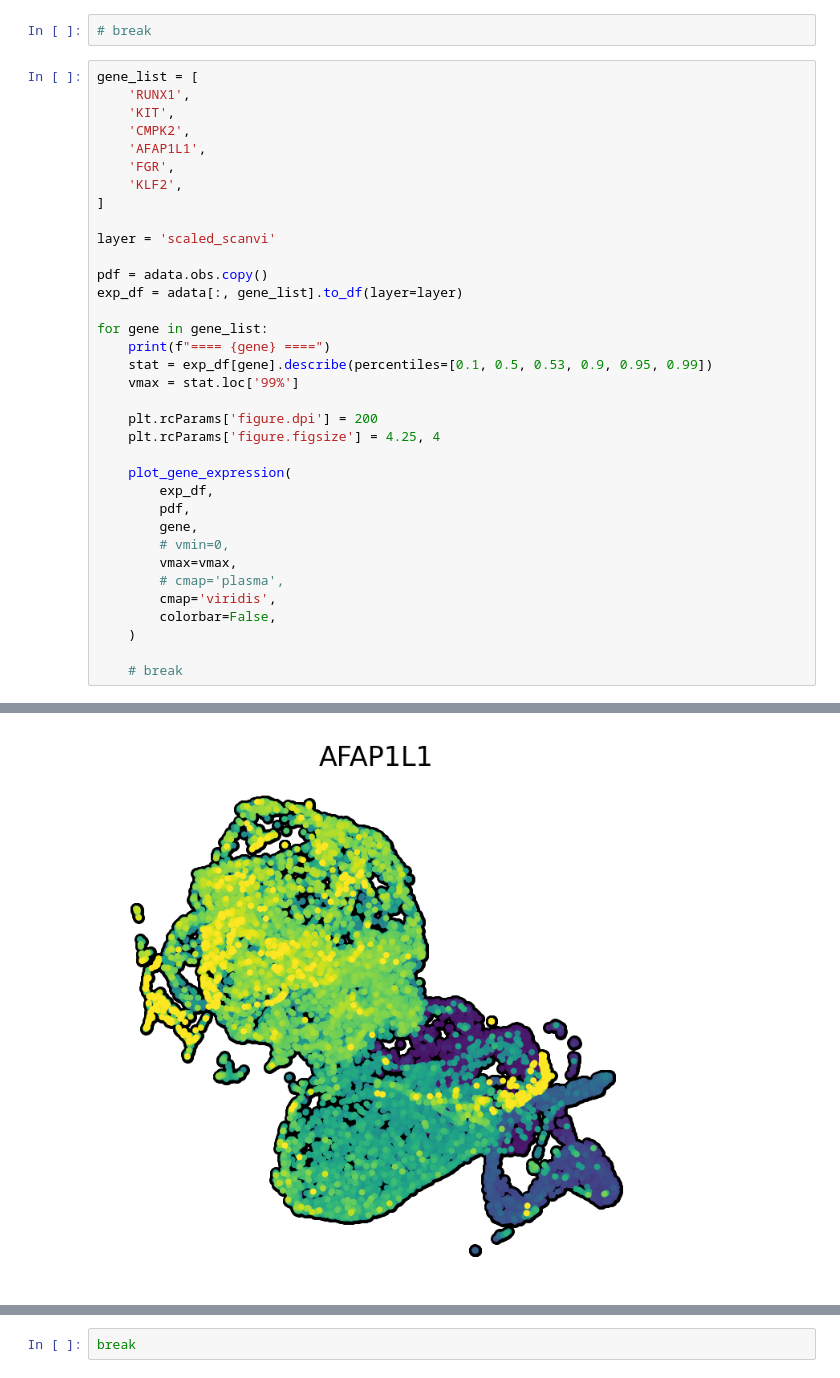
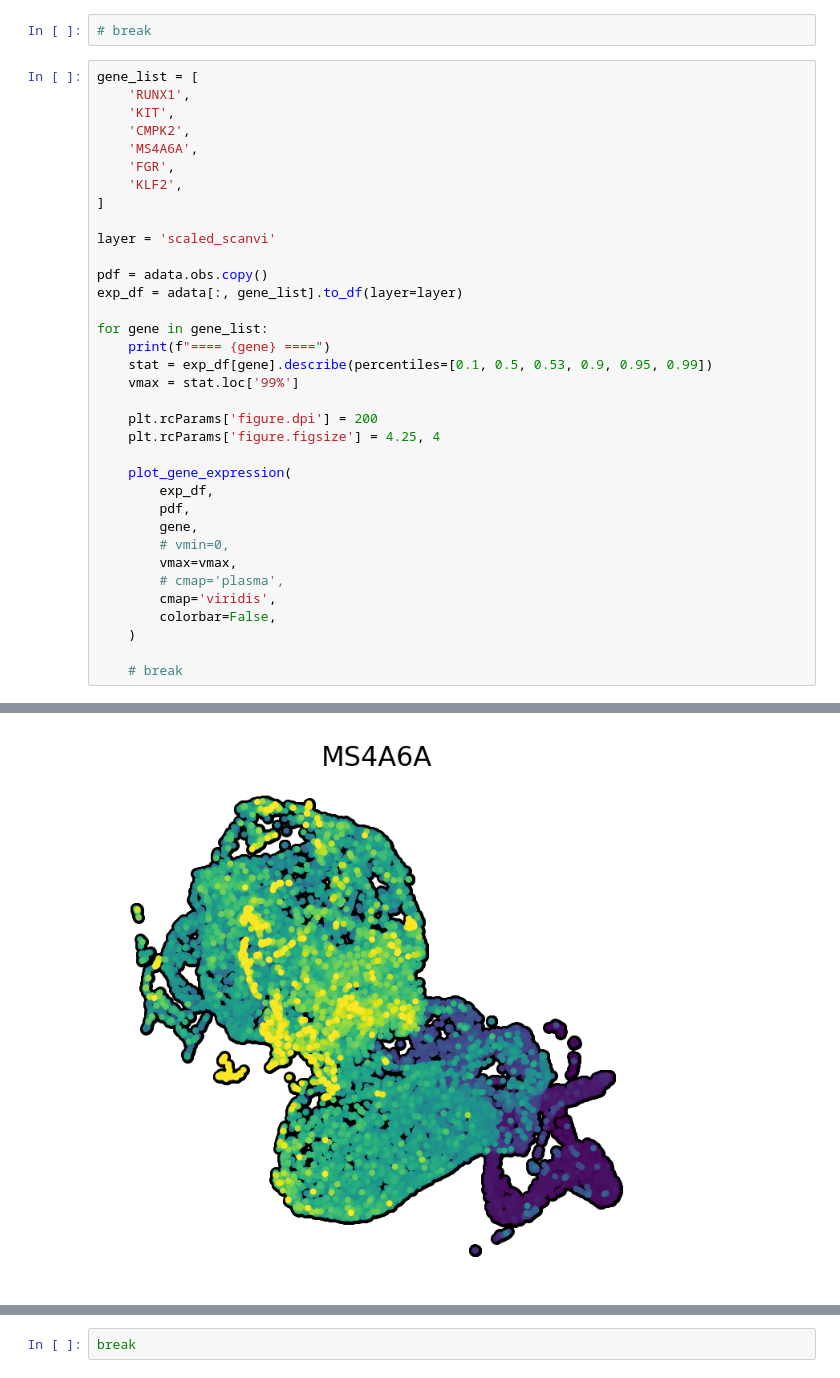
Before and after one commit to CooperStansbury/ONT-single-cell, a Jupyter notebook: notebooks/FIGURE_4_PLOT.ipynb, the cells around one changed output, grey strips where cells are left out. Drawn from its saved outputs; the diff is of its cells as text.

```diff
--- a/notebooks/FIGURE_4_PLOT.ipynb
+++ b/notebooks/FIGURE_4_PLOT.ipynb
@@ -420,7 +420,7 @@ gene_list = [
     'RUNX1',
     'KIT',
     'CMPK2',
-    'AFAP1L1',
+    'MS4A6A',
     'FGR',
     'KLF2',
 ]
@@ -462,11 +462,11 @@ vmax=0.12299 vmin=0.04973
 ==== FGR ====
 vmax=1.11880 vmin=0.08387
 ==== KLF2 ====
 vmax=3.86520 vmin=0.58061
 [figure]
 [figure]
 [figure]
-[figure, old version]
+[figure, new version]
 [figure]
 [figure]
 # %%
```
Also changed, not shown: parts of 3 cells of this notebook, 5 other files.
